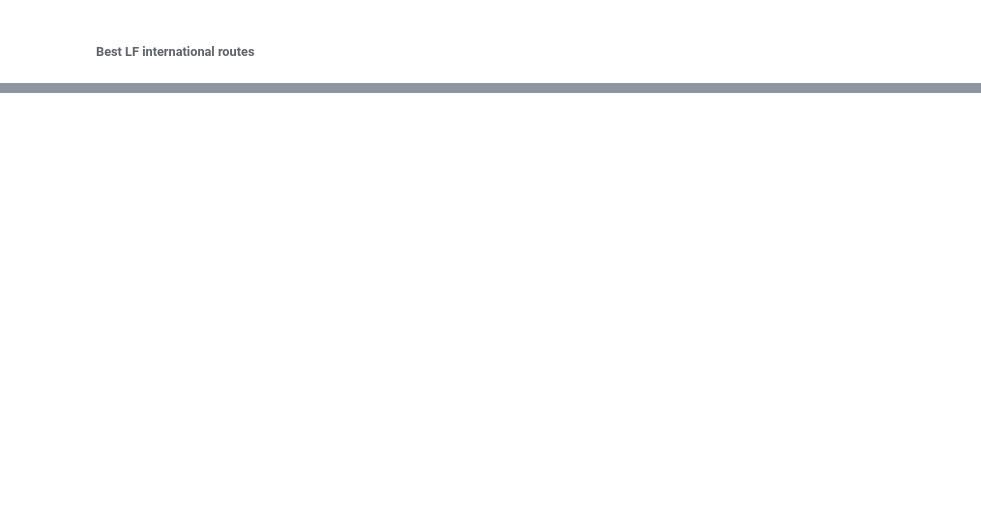
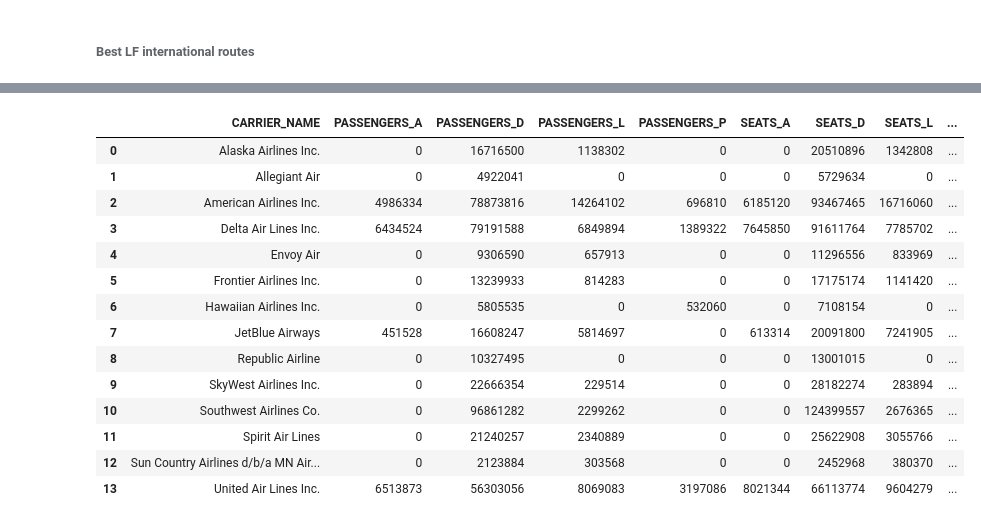
Before and after one commit to admacpherson/T-100-Aviation-Data, a Jupyter notebook: notebook.ipynb, the cells around one changed output, grey strips where cells are left out. Drawn from its saved outputs; the diff is of its cells as text; code cells hidden in the pictures; blank space fills up the shorter version.

```diff
--- a/notebook.ipynb
+++ b/notebook.ipynb
@@ -148,0 +151,4 @@ mpf_abbrv.sort_values(by='LF', ascending=False)
+# %%
+# Select SEATS, and PASSENGERS columns and group by airline and region
+seats_by_carrier = major_passenger_flights.groupby(['CARRIER_NAME', 'REGION']).agg({'SEATS': 'sum', 'PASSENGERS': 'sum'}).reset_index()
+seats_by_carrier
@@ -148,0 +173,28 @@ mpf_abbrv.sort_values(by='LF', ascending=False)
+# %%
+# Pivot to create separate columns for each region and metric
+pivoted_regions = seats_by_carrier.pivot_table(index='CARRIER_NAME', columns='REGION', values=['SEATS', 'PASSENGERS'], fill_value=0)
+
+# Flatten the MultiIndex in columns and rename columns
+pivoted_regions.columns = [f'{metric}_{region}' for metric, region in pivoted_regions.columns]
+
+# Reset index to turn CARRIER_NAME back into a column
+pivoted_regions = pivoted_regions.reset_index()
+
+# Display the resulting table
+pivoted_regions
+# %% [output]
+|  | CARRIER_NAME | PASSENGERS_A | PASSENGERS_D | PASSENGERS_L | PASSENGERS_P | SEATS_A | SEATS_D | SEATS_L | ... |
+| 0 | Alaska Airlines Inc. | 0 | 16716500 | 1138302 | 0 | 0 | 20510896 | 1342808 | ... |
+| 1 | Allegiant Air | 0 | 4922041 | 0 | 0 | 0 | 5729634 | 0 | ... |
+| 2 | American Airlines Inc. | 4986334 | 78873816 | 14264102 | 696810 | 6185120 | 93467465 | 16716060 | ... |
+| 3 | Delta Air Lines Inc. | 6434524 | 79191588 | 6849894 | 1389322 | 7645850 | 91611764 | 7785702 | ... |
+| 4 | Envoy Air | 0 | 9306590 | 657913 | 0 | 0 | 11296556 | 833969 | ... |
+| 5 | Frontier Airlines Inc. | 0 | 13239933 | 814283 | 0 | 0 | 17175174 | 1141420 | ... |
+| 6 | Hawaiian Airlines Inc. | 0 | 5805535 | 0 | 532060 | 0 | 7108154 | 0 | ... |
+| 7 | JetBlue Airways | 451528 | 16608247 | 5814697 | 0 | 613314 | 20091800 | 7241905 | ... |
+| 8 | Republic Airline | 0 | 10327495 | 0 | 0 | 0 | 13001015 | 0 | ... |
+| 9 | SkyWest Airlines Inc. | 0 | 22666354 | 229514 | 0 | 0 | 28182274 | 283894 | ... |
+| 10 | Southwest Airlines Co. | 0 | 96861282 | 2299262 | 0 | 0 | 124399557 | 2676365 | ... |
+| 11 | Spirit Air Lines | 0 | 21240257 | 2340889 | 0 | 0 | 25622908 | 3055766 | ... |
+| 12 | Sun Country Airlines d/b/a MN Air... | 0 | 2123884 | 303568 | 0 | 0 | 2452968 | 380370 | ... |
+| 13 | United Air Lines Inc. | 6513873 | 56303056 | 8069083 | 3197086 | 8021344 | 66113774 | 9604279 | ... |
```
Also changed, not shown: parts of 6 cells of this notebook.
